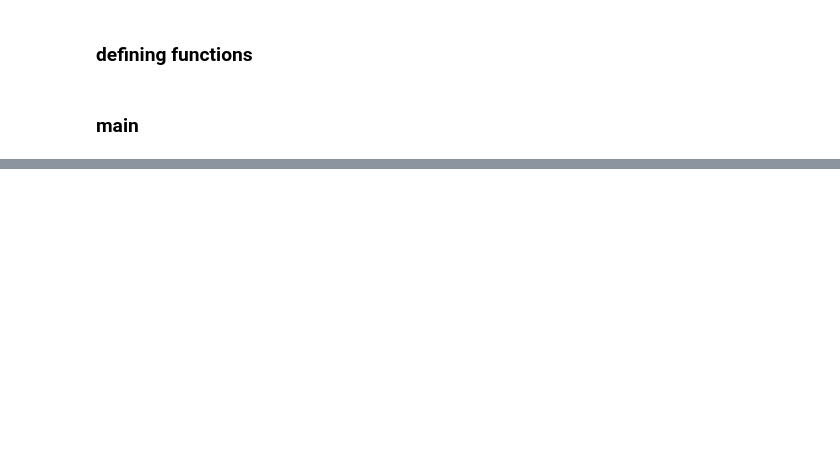
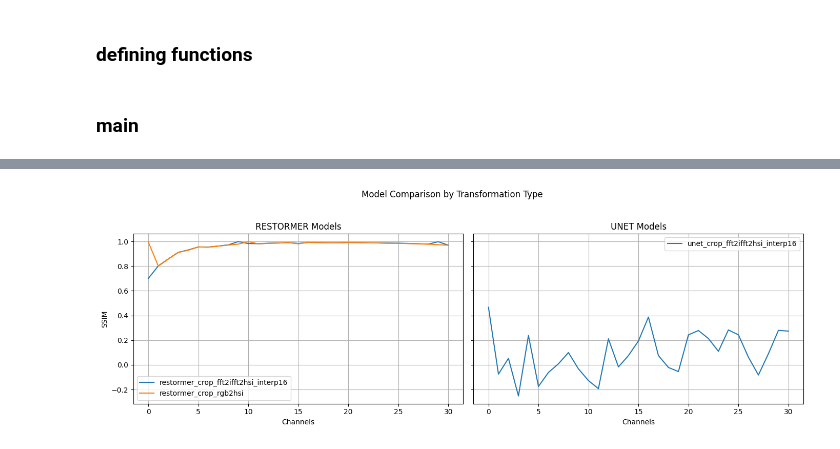
Before and after one commit to ana-caznok/recon-segment, a Jupyter notebook: inference.ipynb, the cells around one changed output, grey strips where cells are left out. Saved outputs shown, nothing was run; the diff lists cells and outputs as text; code cells hidden in the pictures; blank space fills up the shorter version.

```diff
--- a/inference.ipynb
+++ b/inference.ipynb
@@ -510,2 +597,6 @@ TypeError: iteration over a 0-d tensor
+# %%
+plot_grouped_models(ssim_dict,only_vis=only_vis)
+# %% [output]
+[figure, added]
 # %%
 np.unique(masked_out.numpy() - masked_y.numpy())
```
Also changed, not shown: parts of 13 cells of this notebook, 7 other files.
